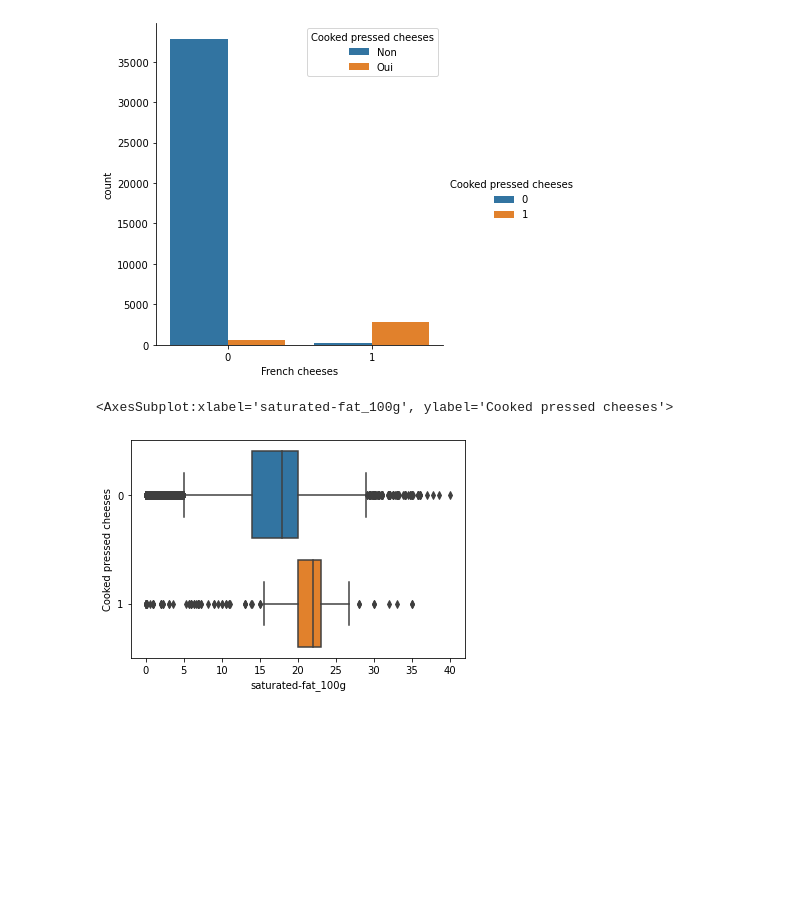
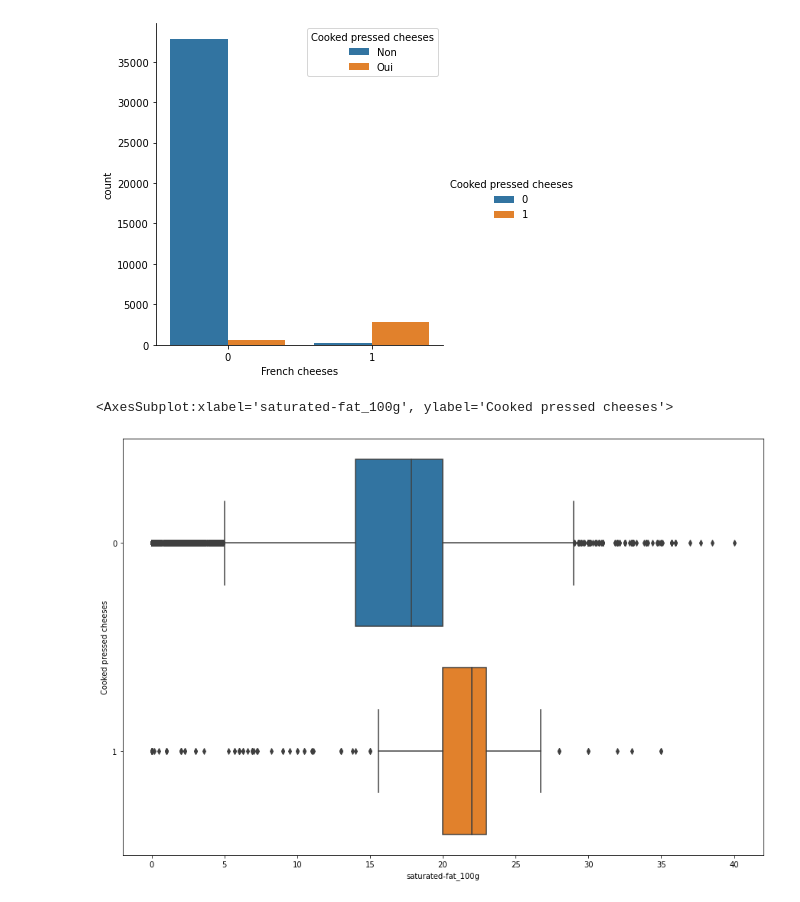
Before and after one commit to skamos/Python, a Jupyter notebook: Openclassroms/Projet_2 Exploration.ipynb, the cells around one changed output. Cells and saved outputs as stored; diff of their text form; code cells hidden in the pictures; blank space fills up the shorter version.

```diff
--- a/Openclassroms/Projet_2 Exploration.ipynb
+++ b/Openclassroms/Projet_2 Exploration.ipynb
@@ -382,7 +383,8 @@ plt.legend(title='Cooked pressed cheeses', loc='upper right', labels=['Non', 'Ou
 <matplotlib.legend.Legend at 0x...>
 [figure]
 # %%
+plt.figure(figsize=(15,10))
 sns.boxplot(data=df_cheese, x="saturated-fat_100g", y="Cooked pressed cheeses", orient="h")
 # %% [output]
 <AxesSubplot:xlabel='saturated-fat_100g', ylabel='Cooked pressed cheeses'>
-[figure, old version]
+[figure, new version]
```
Also changed, not shown: parts of 2 cells of this notebook, 1 other file.
